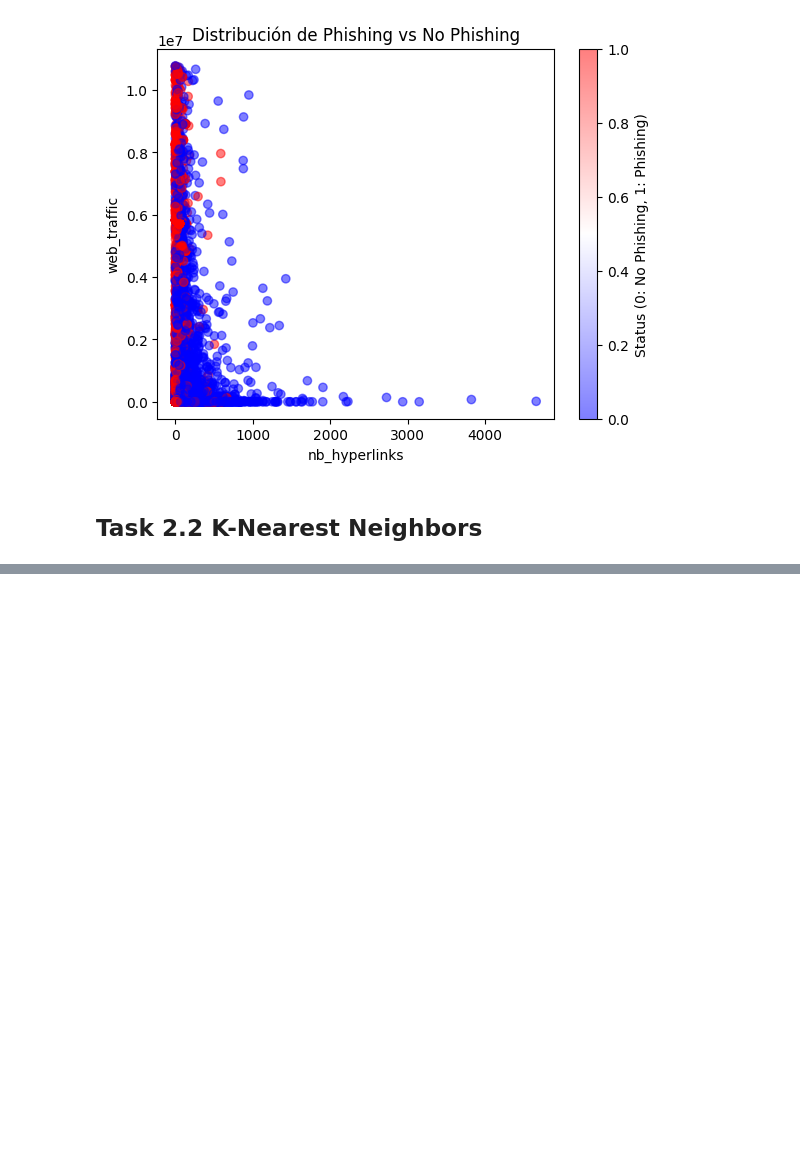
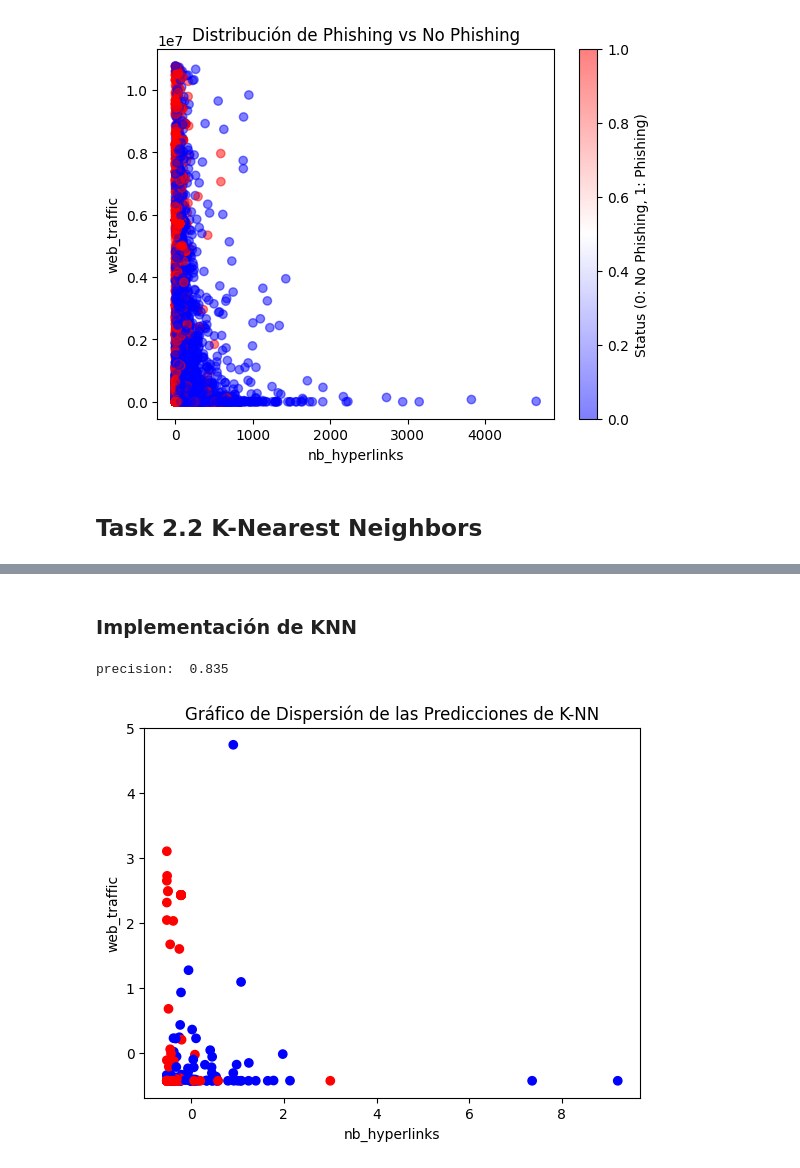
Before and after one commit to DanielMorales1103/IA-lab1, a Jupyter notebook: lab01.ipynb, the cells around one changed output, grey strips where cells are left out. Drawn from its saved outputs; the diff is of its cells as text; code cells hidden in the pictures; blank space fills up the shorter version.

```diff
--- a/lab01.ipynb
+++ b/lab01.ipynb
@@ -189,0 +197,46 @@ IndexError: only integers, slices (`:`), ellipsis (`...`), numpy.newaxis (`None`
+# %% [markdown]
+### Implementación de KNN
+# %%
+cantidad_prediccion = 200
+# Función para obtener la distancia entre puntos dada por la forma de la distancia Euclidiana
+def euclidean_distance(X1, X2):
+    return np.sqrt(np.sum((X1 - X2) ** 2))
+
+def Knn(x_train, y_train, test_row, k):
+    distances = []
+    for i, train_row in enumerate(x_train):
+        dist = euclidean_distance(test_row, train_row)
+        distances.append((y_train[i], dist))
+    distances.sort(key=lambda tup: tup[1])
+    neighbors = distances[:k]
+    return neighbors
+
+def predict_classification(x_train, y_train, test_row, k):
+    neighbors = Knn(x_train, y_train, test_row, k)
+    outputs = [row[0] for row in neighbors]
+    prediction = max(set(outputs), key=outputs.count)
+    return prediction
+
+k = 3
+#prediction = predict_classification(X_train,y_train,[-0.44491357 -0.42934032],k)
+prediction = [predict_classification(X_train,y_train,test_row,k) for test_row in X_test[0:cantidad_prediccion]]
+# %%
+# Métrica de desempeño
+from sklearn.metrics import accuracy_score
+accurancy = accuracy_score(y_test[:cantidad_prediccion], prediction)
+print("precision: ",accurancy)
+# %% [output]
+precision:  0.835
+# %%
+# Gráfico de grupos encontrados
+x = X_test[:cantidad_prediccion, 0]
+y = X_test[:cantidad_prediccion, 1]
+colors = ['red' if label == 1 else 'blue' for label in prediction]
+
+plt.scatter(x, y, color=colors)
+plt.title('Gráfico de Dispersión de las Predicciones de K-NN')
+plt.xlabel('nb_hyperlinks')
+plt.ylabel('web_traffic')
+plt.show()
+# %% [output]
+[figure, added]
```
Also changed, not shown: parts of 4 cells of this notebook.
